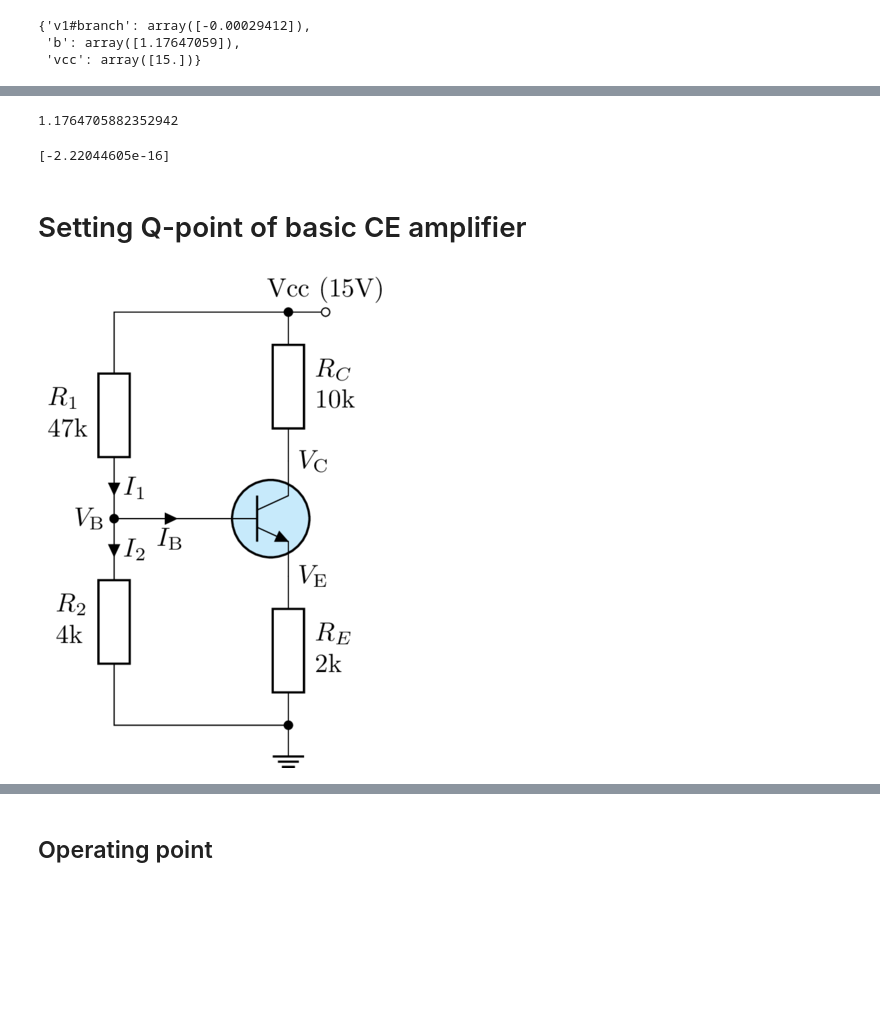
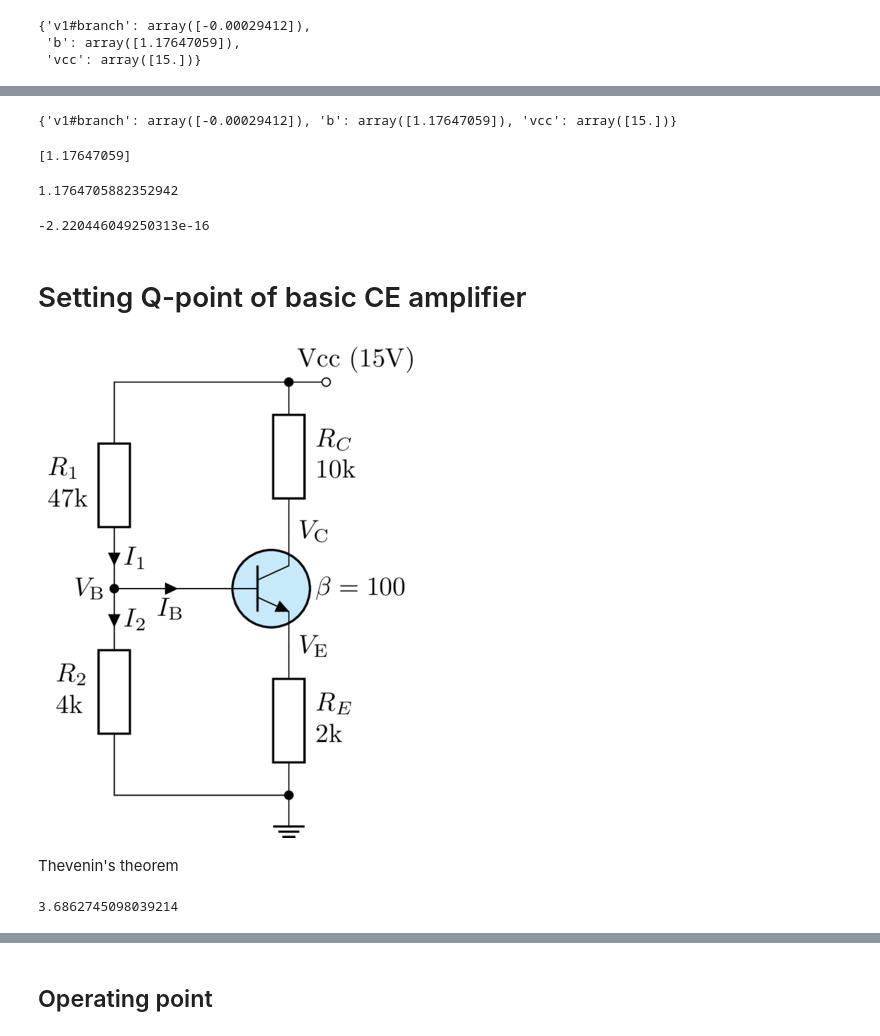
Before and after one commit to chenshuo/notes, a Jupyter notebook: notebooks/AnalogCircuits.ipynb, the cells around one changed output, grey strips where cells are left out. Drawn from its saved outputs; the diff is of its cells as text; code cells hidden in the pictures; blank space fills up the shorter version.

```diff
--- a/notebooks/AnalogCircuits.ipynb
+++ b/notebooks/AnalogCircuits.ipynb
@@ -33,29 +40,46 @@ ng.operating_point()
+# %%
+print(ng.vectors())
+# %% [output]
+{'v1#branch': array([-0.00029412]), 'b': array([1.17647059]), 'vcc': array([15.])}
+# %%
+Vb = ng.vector('b')
+print(Vb)
+# %% [output]
+[1.17647059]
 # %%
-b = 4 / (4 + 47) * 15
-print(b)
+Vcc = 15
+Vbb = 4 / (4 + 47) * Vcc
+print(Vbb)
 # %% [output]
 1.1764705882352942
 # %%
-print(b - ng.vector('b'))
+print(Vbb - Vb[0])
 # %% [output]
-[-2.22044605e-16]
+-2.220446049250313e-16
 # %% [markdown]
 # Setting Q-point of basic CE amplifier
 # %%
 %%tikz -p circuitikz -s 400,500
 \ctikzset{european resistors, transistors/arrow pos=end, transistors/fill=cyan!20}
 \newcommand{\ui}[1]{\ensuremath{I_\mathrm{#1}}}
 \newcommand{\uv}[1]{\ensuremath{V_\mathrm{#1}}}
-\draw (0, 0) node [npn, tr circle] (Q) {};
+\draw (0, 0) node [npn, tr circle] (Q) {$\beta=100$};
 \draw (Q.C) to [R, l2_={$R_C$ and 10k}] ++(0, 2) coordinate (Vcc)
-  to [short, -o] ++(0.5, 0) node [above] {Vcc (15V)};
+  to [short, -o] ++(0.5, 0) ++(0.4, 0) node [above] {Vcc (15V)};
 \draw (Q.B) to [short, -*, i<={$\ui{B}$}] ++ (-1.5, 0) coordinate (B);
 \draw (Q.E) node [right] {$\uv{E}$}
 to [R, l2={$R_E$ and 2k}, -*] ++(0, -2) coordinate (G) node[ground]{};
 \draw (B) to [R, l2={$R_1$ and 47k}, i<_={$I_1$}] (B|-Vcc) to [short, -*] (Vcc);
 \draw (B) to [R, l2_={$R_2$ and 4k}, i>^={$I_2$}] (B|-G) to [short] (G);
 %\draw (B) to [C, -o] ++(-1.5, 0) node [left] {Vin};
 \draw (Q.C) node [right] {$\uv{C}$} ; %to [short, *-o] ++(0.7, 0) node[above] (O) {Vout};
 \draw (B) node [left] {$\uv{B}$};
 # %% [output]
-[figure, old version]
+[figure, new version]
+# %% [markdown]
+Thevenin's theorem
+# %%
+Rb = para(4, 47)
+print(Rb)
+# %% [output]
+3.6862745098039214
```
Also changed, not shown: parts of 16 cells of this notebook.
